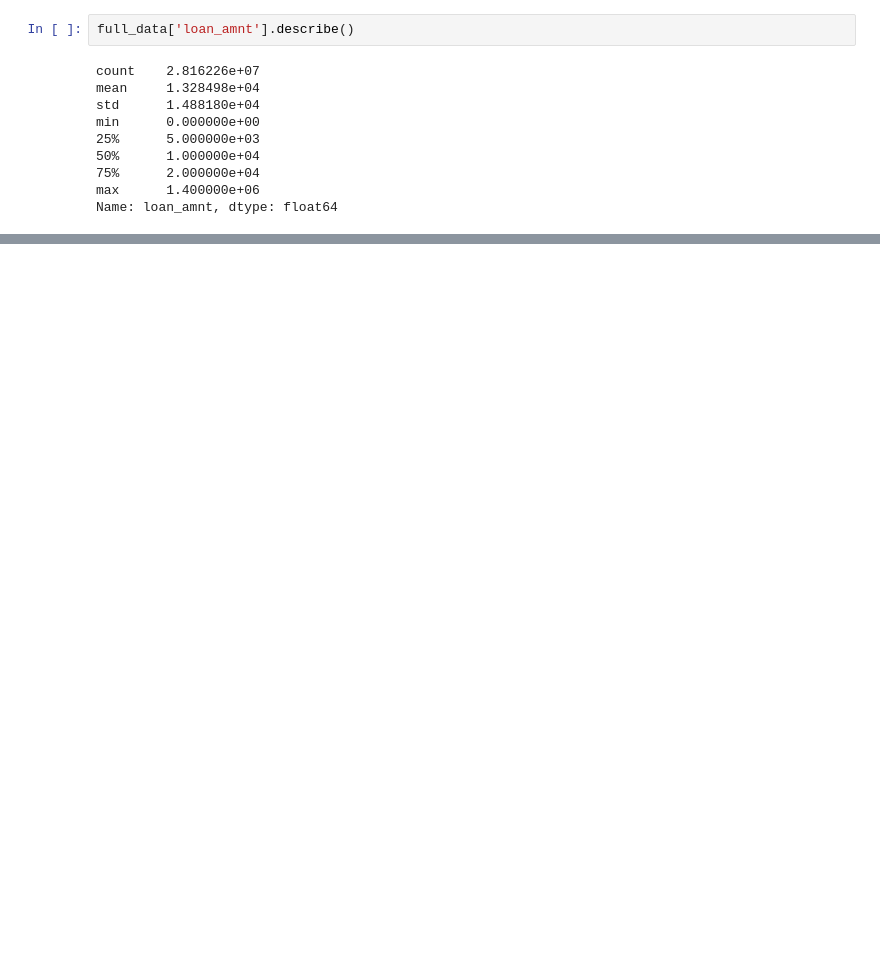
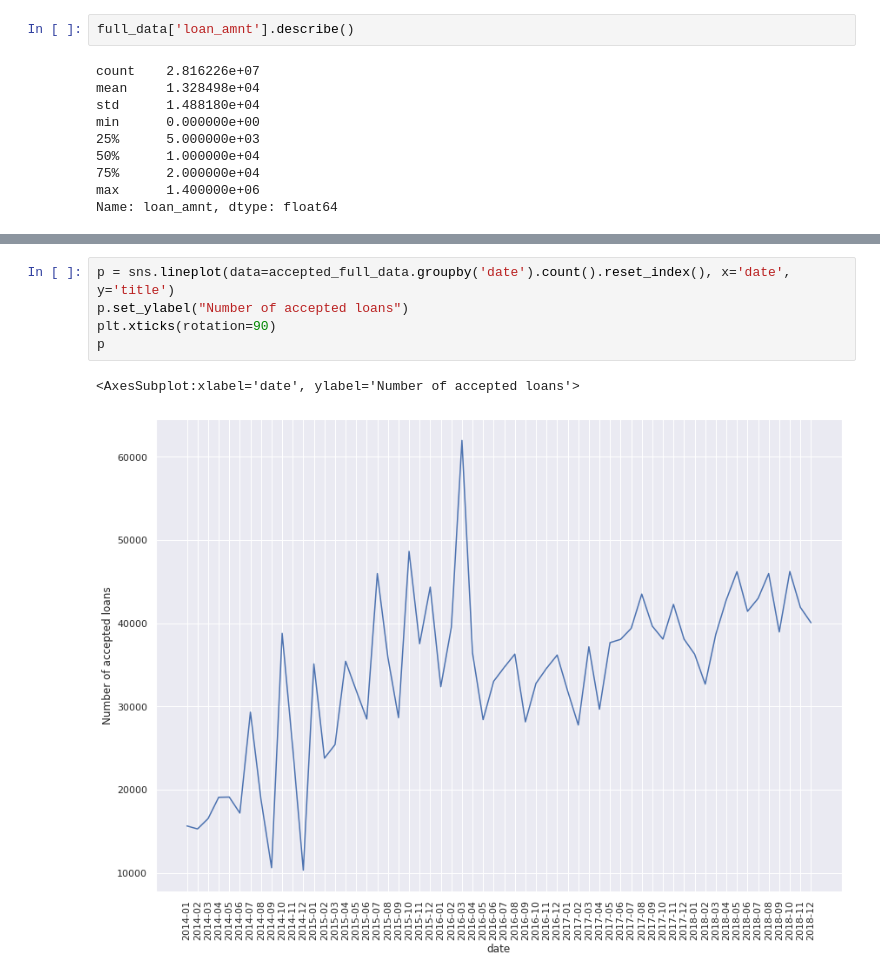
Before and after one commit to jeremylee73/citadel-summer-invitational, a Jupyter notebook: stephen.ipynb, the cells around one changed output, grey strips where cells are left out. Cells and saved outputs as stored; diff of their text form; blank space fills up the shorter version.

```diff
--- a/stephen.ipynb
+++ b/stephen.ipynb
@@ -154,0 +542,8 @@ full_data['log_loan_amnt'] = np.log(full_data['loan_amnt'] + 1)
+# %%
+p = sns.lineplot(data=accepted_full_data.groupby('date').count().reset_index(), x='date', y='title')
+p.set_ylabel("Number of accepted loans")
+plt.xticks(rotation=90)
+p
+# %% [output]
+<AxesSubplot:xlabel='date', ylabel='Number of accepted loans'>
+[figure, added]
```
Also changed, not shown: parts of 52 cells of this notebook.
